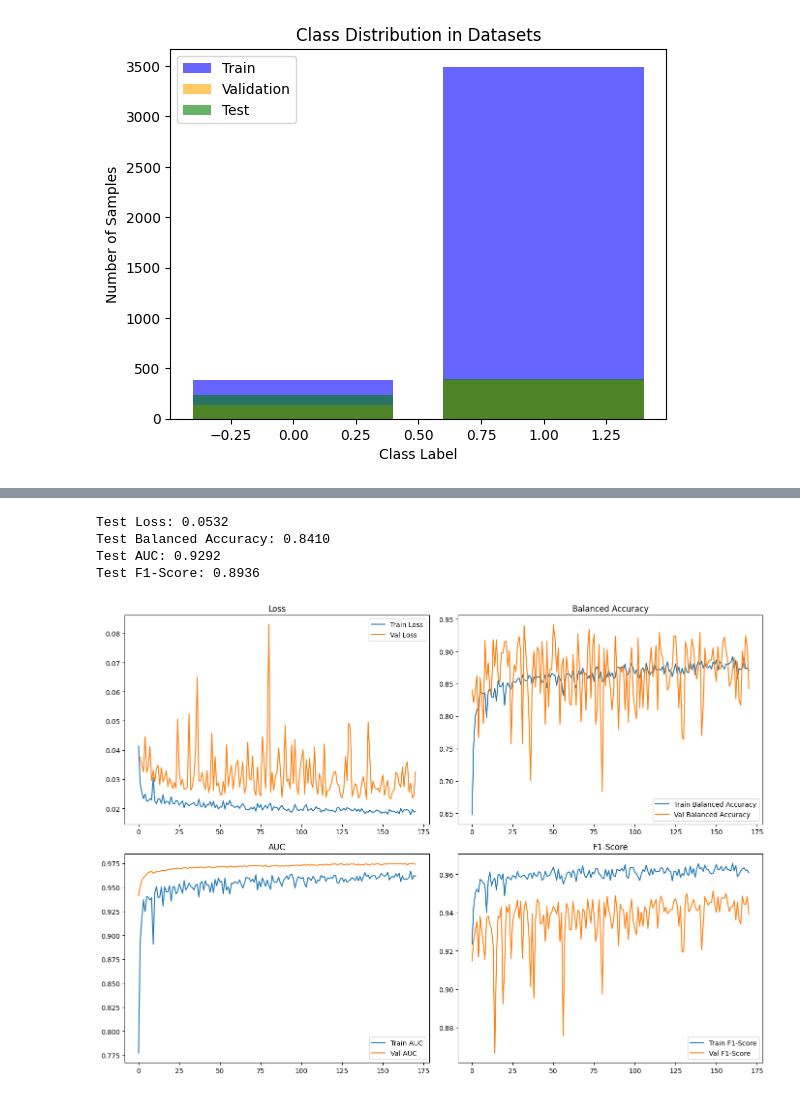
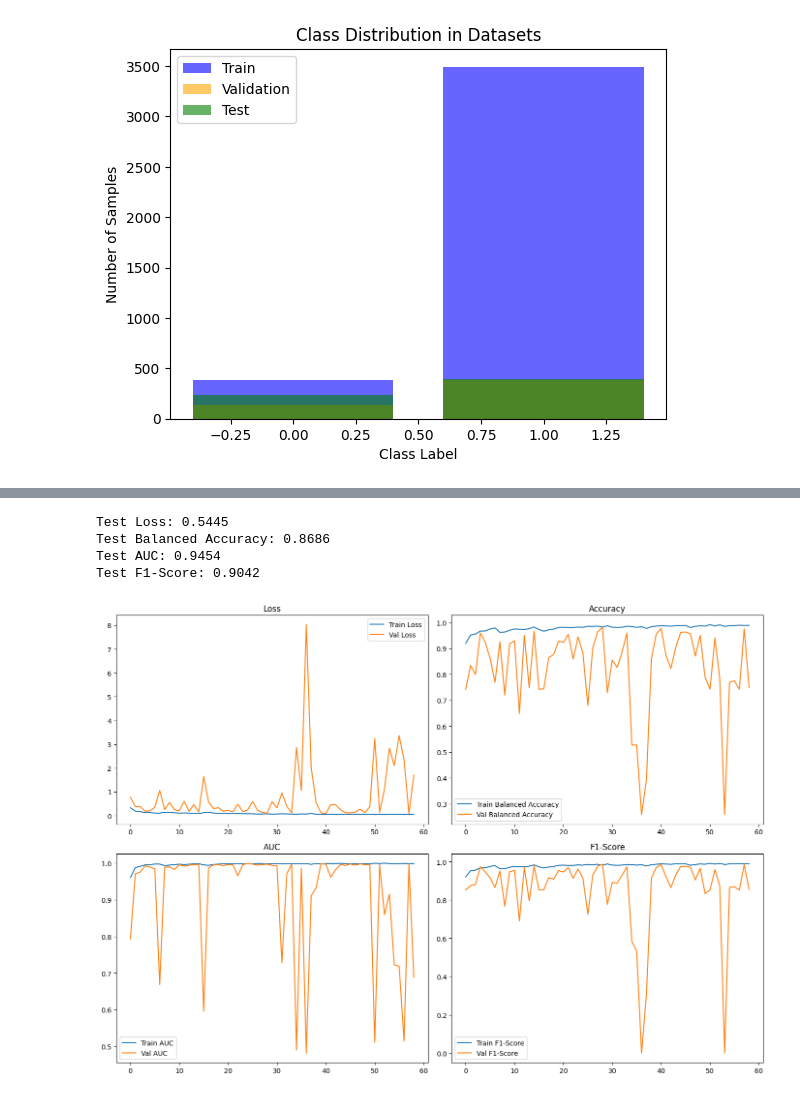
Before and after one commit to suyashsachdeva/Xray_classifier, a Jupyter notebook: resent50-classifier.ipynb, the cells around one changed output, grey strips where cells are left out. Cells and saved outputs as stored; diff of their text form; code cells hidden in the pictures.

```diff
--- a/resent50-classifier.ipynb
+++ b/resent50-classifier.ipynb
@@ -103 +146,10 @@ I0000 00:00:1749361597.643882      19 gpu_device.cc:2022] Created device /job:lo
+# %%
+def shuffle_dataset(x, y):
+    assert len(x) == len(y), "Features and labels must have the same length"
+    indices = np.arange(len(x))
+    np.random.shuffle(indices)
+    return x[indices], y[indices]
+
+for _ in range(10):
+    xtrain_balanced, ytrain_balanced = shuffle_dataset(xtrain_balanced, ytrain_balanced)
 # %%
@@ -232,7 +298,7 @@ class F1Score(tf.keras.metrics.Metric):
 # %%
 checkpoint = ModelCheckpoint(
     filepath='/kaggle/working/best_model.weights.h5',
-    monitor='val_loss',
+    monitor='val_accuracy',
     save_best_only=True,
     save_weights_only=True,
     verbose=1
@@ -240,13 +306,13 @@ checkpoint = ModelCheckpoint(
 
 # Callback to restore best weights after training
 restore_best_weights = tf.keras.callbacks.EarlyStopping(
-    monitor='val_loss',
+    monitor='val_accuracy',
     patience=30,
     restore_best_weights=True
 )
 # %%
 
-initial_learning_rate = 0.001
+initial_learning_rate = 0.0001
 lr_schedule = tf.keras.optimizers.schedules.ExponentialDecay(
     initial_learning_rate,
     decay_steps=1000,      # number of steps after which decay is applied
@@ -257,20 +323,20 @@ lr_schedule = tf.keras.optimizers.schedules.ExponentialDecay(
 
 model.compile(
     tf.keras.optimizers.Adam(learning_rate=lr_schedule),
-    loss=binary_focal_loss(gamma=2.0, alpha=0.25),
+    loss="bce",
     metrics=[
-        BalancedAccuracy(name='balanced_accuracy'),
+        "accuracy",
         tf.keras.metrics.AUC(name='auc'),
         F1Score(name='f1_score')  # instance of the class
     ]
 )
 
 history = model.fit(
-    xtrain, ytrain,
+    xtrain_balanced, ytrain_balanced,
     validation_data=(xvalid, yvalid),
     epochs=1000,
     verbose=1,
-    callbacks=[checkpoint, restore_best_weights]
+    callbacks=[restore_best_weights, checkpoint]
 )
 # %% [output]
 Epoch 1/1000
@@ -310,38 +376,38 @@ def plot_metrics(history):
     plt.title('Loss')
 
     plt.subplot(2, 2, 2)
-    plt.plot(history.history['balanced_accuracy'], label='Train Balanced Accuracy')
-    plt.plot(history.history['val_balanced_accuracy'], label='Val Balanced Accuracy')
+    plt.plot(history.history['accuracy'], label='Train Balanced Accuracy')
+    plt.plot(history.history['val_accuracy'], label='Val Balanced Accuracy')
     plt.legend()
-    plt.title('Balanced Accuracy')
+    plt.title('Accuracy')
 
     plt.subplot(2, 2, 3)
     plt.plot(history.history['auc'], label='Train AUC')
     plt.plot(history.history['val_auc'], label='Val AUC')
     plt.legend()
     plt.title('AUC')
 
     plt.subplot(2, 2, 4)
     plt.plot(history.history['f1_score'], label='Train F1-Score')
     plt.plot(history.history['val_f1_score'], label='Val F1-Score')
     plt.legend()
     plt.title('F1-Score')
 
     plt.tight_layout()
     plt.show()
 
 test_metrics = model.evaluate(xtest, ytest, verbose=0)
 
 print(f"Test Loss: {test_metrics[0]:.4f}")
 print(f"Test Balanced Accuracy: {test_metrics[1]:.4f}")
 print(f"Test AUC: {test_metrics[2]:.4f}")
 print(f"Test F1-Score: {test_metrics[3]:.4f}")
 
 
 plot_metrics(history)
 # %% [output]
-Test Loss: 0.0532
-Test Balanced Accuracy: 0.8410
-Test AUC: 0.9292
-Test F1-Score: 0.8936
+Test Loss: 0.5445
+Test Balanced Accuracy: 0.8686
+Test AUC: 0.9454
+Test F1-Score: 0.9042
-[figure, old version]
+[figure, new version]
```
Also changed, not shown: parts of 6 cells of this notebook.
